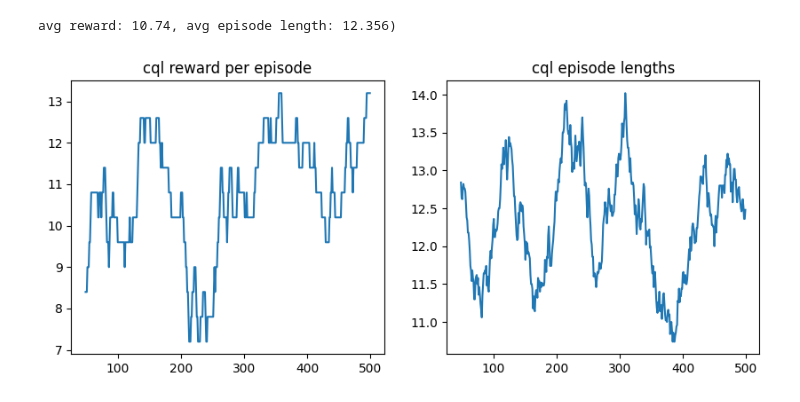
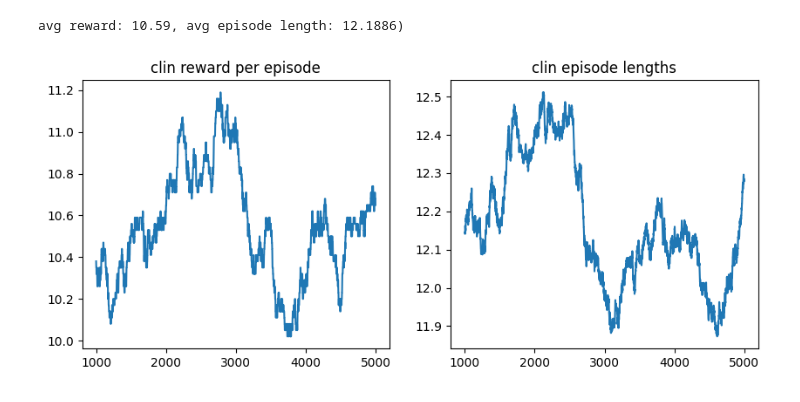
Before and after one commit to weissguy/rl-sepsis, a Jupyter notebook: mimic_policies.ipynb, the cells around one changed output. Cells and saved outputs as stored; diff of their text form; code cells hidden in the pictures.

```diff
--- a/mimic_policies.ipynb
+++ b/mimic_policies.ipynb
@@ -142,11 +188,19 @@ cql_train_df = pd.DataFrame({'rewards': cql_rewards, 'episode_lengths': cql_epis
+# %%
+### Clinician Imitation (FQI) ###
+
+env = MIMICEnv()
+clinician = FQIAgent(env.obs_dim, env.action_dim)
+clin_rewards, clin_episode_lengths = train_policy(clinician, env)
+
+clin_train_df = pd.DataFrame({'rewards': clin_rewards, 'episode_lengths': clin_episode_lengths})
 # %%
 fig, axs = plt.subplots(1, 2, figsize=(10, 4))
-axs[0].plot(cql_train_df['rewards'].rolling(50).mean())
-axs[0].set_title('cql reward per episode')
-axs[1].plot(cql_train_df['episode_lengths'].rolling(50).mean())
-axs[1].set_title('cql episode lengths')
+axs[0].plot(clin_train_df['rewards'].rolling(1000).mean())
+axs[0].set_title('clin reward per episode')
+axs[1].plot(clin_train_df['episode_lengths'].rolling(1000).mean())
+axs[1].set_title('clin episode lengths')
 
-print(f'avg reward: {np.mean(cql_rewards)}, avg episode length: {np.mean(cql_episode_lengths)})')
+print(f'avg reward: {np.mean(clin_rewards)}, avg episode length: {np.mean(clin_episode_lengths)})')
 # %% [output]
-avg reward: 10.74, avg episode length: 12.356)
+avg reward: 10.59, avg episode length: 12.1886)
-[figure, old version]
+[figure, new version]
```
Also changed, not shown: parts of 15 cells of this notebook, 6 other files.
